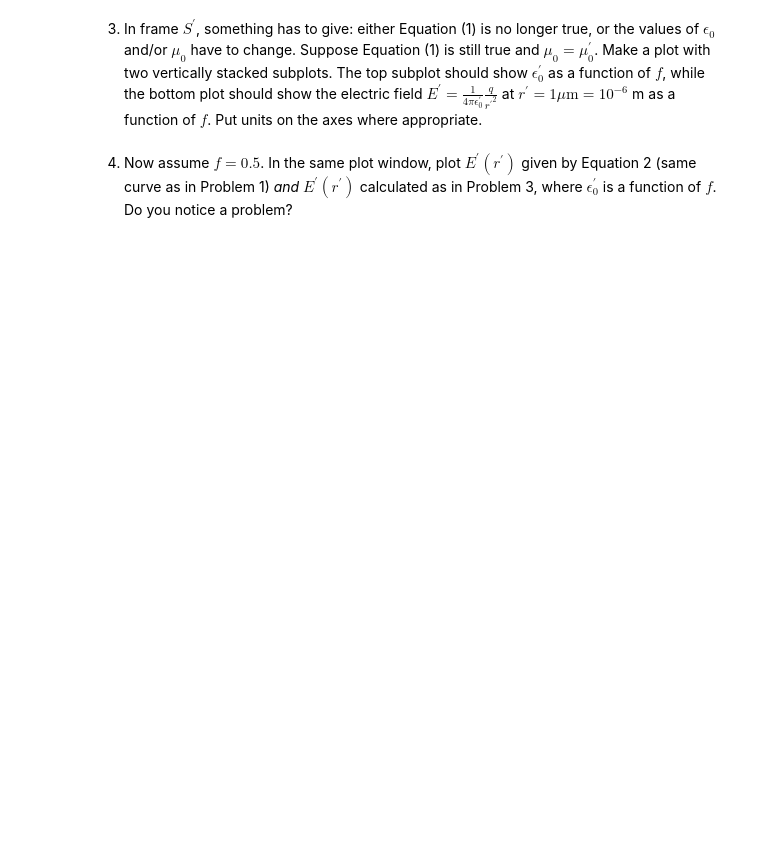
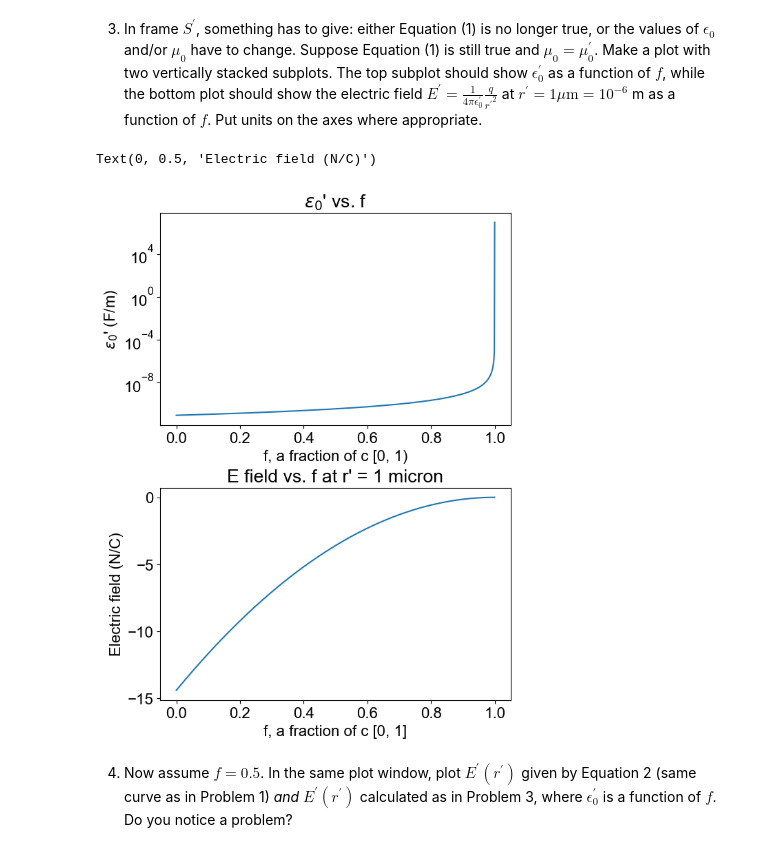
Before and after one commit to frankm24/PHYS309HW, a Jupyter notebook: assignment1_2026.ipynb, the cells around one changed output. Cells and saved outputs as stored; diff of their text form; code cells hidden in the pictures; blank space fills up the shorter version.

```diff
--- a/assignment1_2026.ipynb
+++ b/assignment1_2026.ipynb
@@ -70,7 +102,29 @@ To understand Einstein's motivation for developing the special theory of relativ
     <li>In frame $S^{\prime}$, something has to give: either Equation (1) is no longer true, or the values of $\epsilon_0$ and/or $\mu_0$ have to change. Suppose Equation (1) is still true and $\mu_0 = \mu_0^{\prime}$. Make a plot with two vertically stacked subplots. The top subplot should show $\epsilon_0^{\prime}$ as a function of $f$, while the bottom plot should show the electric field $E^{\prime} = \frac{1}{4 \pi \epsilon_0^{\prime}} \frac{q}{{r^{\prime}}^2}$ at $r^{\prime} = 1 \mu \mathrm{m} = 10^{-6}$ m as a function of $f$. Put units on the axes where appropriate.</li>
 </ol>
 # %%
-# Plot here
+r_prime = 10e-6
+
+def e_0_prime(f: float) -> float:
+    return 1 / (constants.mu_0 ** 0.5 * constants.c * (1 - f)) ** 2
+
+def E_prime(f: float) -> float:
+    return ((constants.mu_0 ** 0.5 * constants.c * (1 - f)) ** 2) / (4 * constants.pi) * q / (r_prime ** 2)
+
+fig, (ax1, ax2) = plt.subplots(2, layout="constrained")
+fig.set_size_inches(6, 8)
+graph(ax1, e_0_prime, 0, 1 - 1e-9)
+ax1.set_yscale("log")
+ax1.set_title(r"$\epsilon_0$' vs. f")
+ax1.set_xlabel("f, a fraction of c [0, 1)")
+ax1.set_ylabel(r"$\epsilon_0$' (F/m)")
+
+graph(ax2, E_prime, 0, 1)
+ax2.set_title("E field vs. f at r' = 1 micron")
+ax2.set_xlabel("f, a fraction of c [0, 1]")
+ax2.set_ylabel("Electric field (N/C)")
+# %% [output]
+Text(0, 0.5, 'Electric field (N/C)')
+[figure, added]
 # %% [markdown]
 <ol start=4>
     <li>Now assume $f = 0.5$. In the same plot window, plot $E^{\prime}(r^{\prime})$ given by Equation 2 (same curve as in Problem 1) <em>and</em> $E^{\prime}(r^{\prime})$ calculated as in Problem 3, where $\epsilon_0^{\prime}$ is a function of $f$. Do you notice a problem?</li>
```
Also changed, not shown: parts of 8 cells of this notebook, 1 other file.
